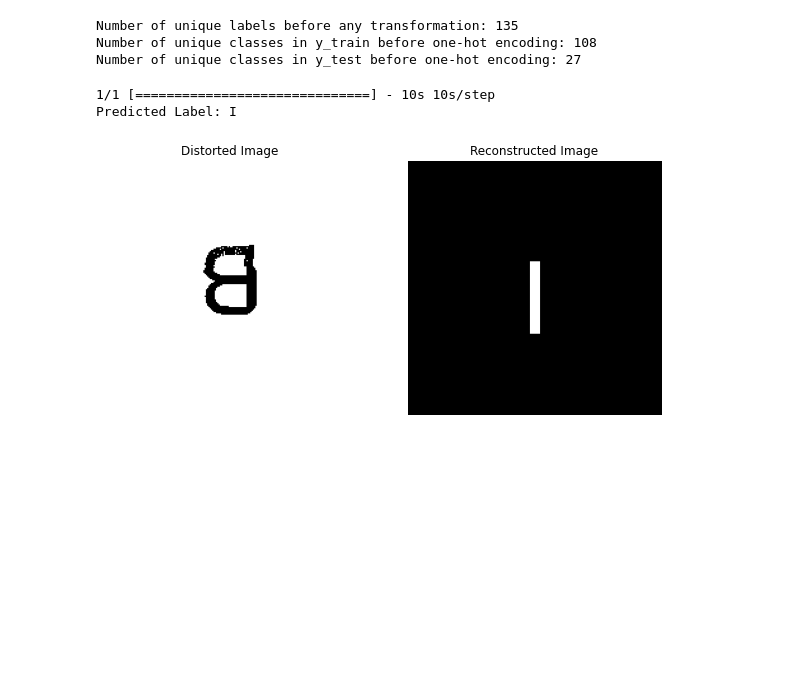
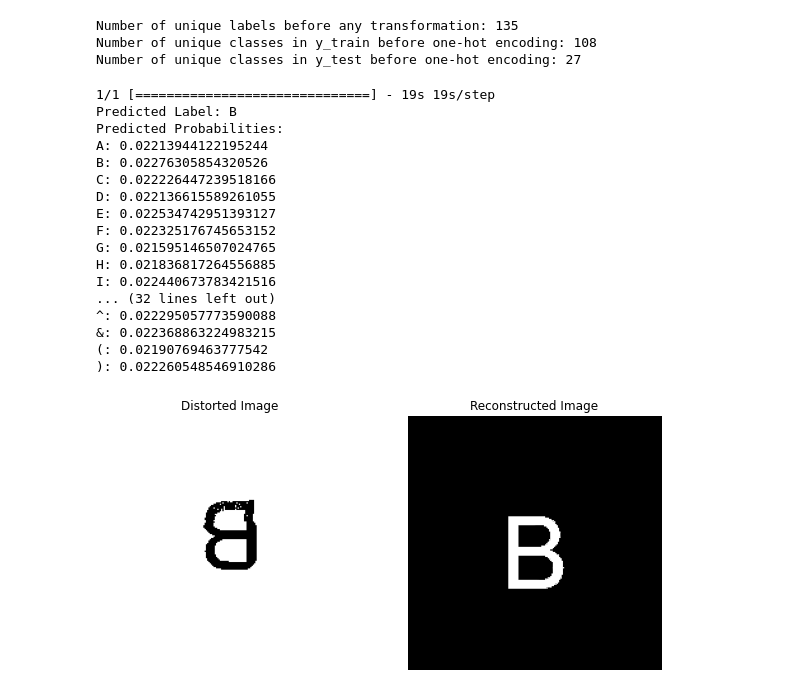
Before and after one commit to Mongeese1/SGL-model-Bachelor-thesis, a Jupyter notebook: mkl.ipynb, the cells around one changed output. Saved outputs shown, nothing was run; the diff lists cells and outputs as text; code cells hidden in the pictures; blank space fills up the shorter version.

```diff
--- a/mkl.ipynb
+++ b/mkl.ipynb
@@ -198,39 +198,53 @@ model = keras.models.load_model('trained_model.h5')  # Replace 'trained_model.h5
 # Load the distorted image
 distorted_image_path = 'distorted_outlined_B_2.png'  # Replace with the path to your distorted image
 distorted_image = load_img(distorted_image_path, target_size=image_size, color_mode='rgba')
 distorted_image_array = img_to_array(distorted_image)
 distorted_image_array = distorted_image_array.reshape(1, *distorted_image_array.shape)
 
 # Normalize the pixel values
 distorted_image_array = distorted_image_array / 255.0
 
 # Predict the label for the distorted image
 predicted_labels = model.predict(distorted_image_array)
 predicted_label_index = np.argmax(predicted_labels)
 predicted_label = characters[predicted_label_index]
 
+
 print('Predicted Label:', predicted_label)
-
-# Load the corresponding original image
+print('Predicted Probabilities:')
+for i in range(n_classes):
+    print(f'{characters[i]}: {predicted_labels[0][i]}')
+    # Load the corresponding original image
 original_image_path = f'outlined_letter_{predicted_label}.png'  # Replace with the path to your original image directory
 original_image = load_img(original_image_path, target_size=image_size, color_mode='rgba')
 original_image_array = img_to_array(original_image)
-
-# Invert the colors of the original image
 inverted_image_array = 255 - original_image_array.astype(np.uint8)
-
-# Display the distorted and reconstructed images
 import matplotlib.pyplot as plt
 
 fig, axes = plt.subplots(1, 2, figsize=(10, 5))
 axes[0].imshow(distorted_image)
 axes[0].set_title('Distorted Image')
 axes[0].axis('off')
 axes[1].imshow(inverted_image_array)
 axes[1].set_title('Reconstructed Image')
 axes[1].axis('off')
 plt.show()
 # %% [output]
-1/1 [==============================] - 10s 10s/step
-Predicted Label: I
+1/1 [==============================] - 19s 19s/step
+Predicted Label: B
+Predicted Probabilities:
+A: 0.02213944122195244
+B: 0.02276305854320526
+C: 0.022226447239518166
+D: 0.022136615589261055
+E: 0.022534742951393127
+F: 0.022325176745653152
+G: 0.021595146507024765
+H: 0.021836817264556885
+I: 0.022440673783421516
+... (32 lines left out)
+^: 0.022295057773590088
+&: 0.022368863224983215
+(: 0.02190769463777542
+): 0.022260548546910286
-[figure, old version]
+[figure, new version]
```
Also changed, not shown: parts of 1 cell of this notebook.
